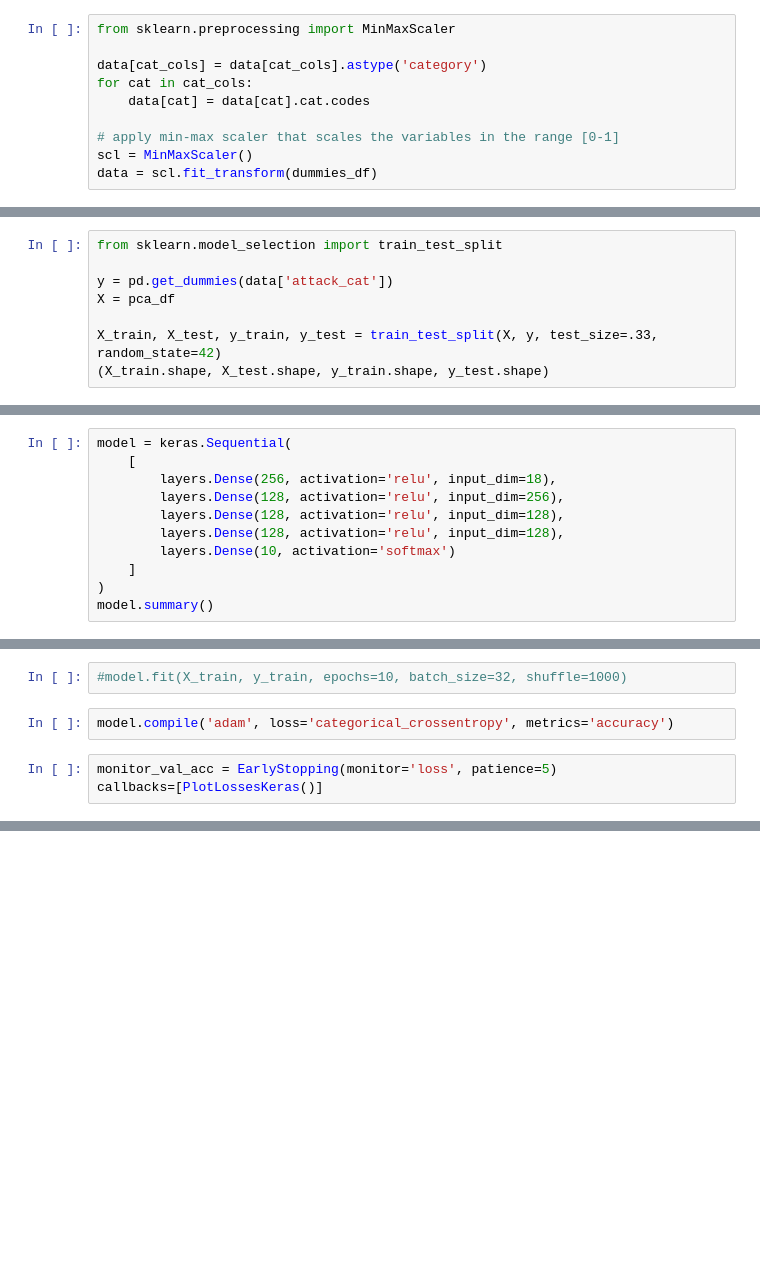
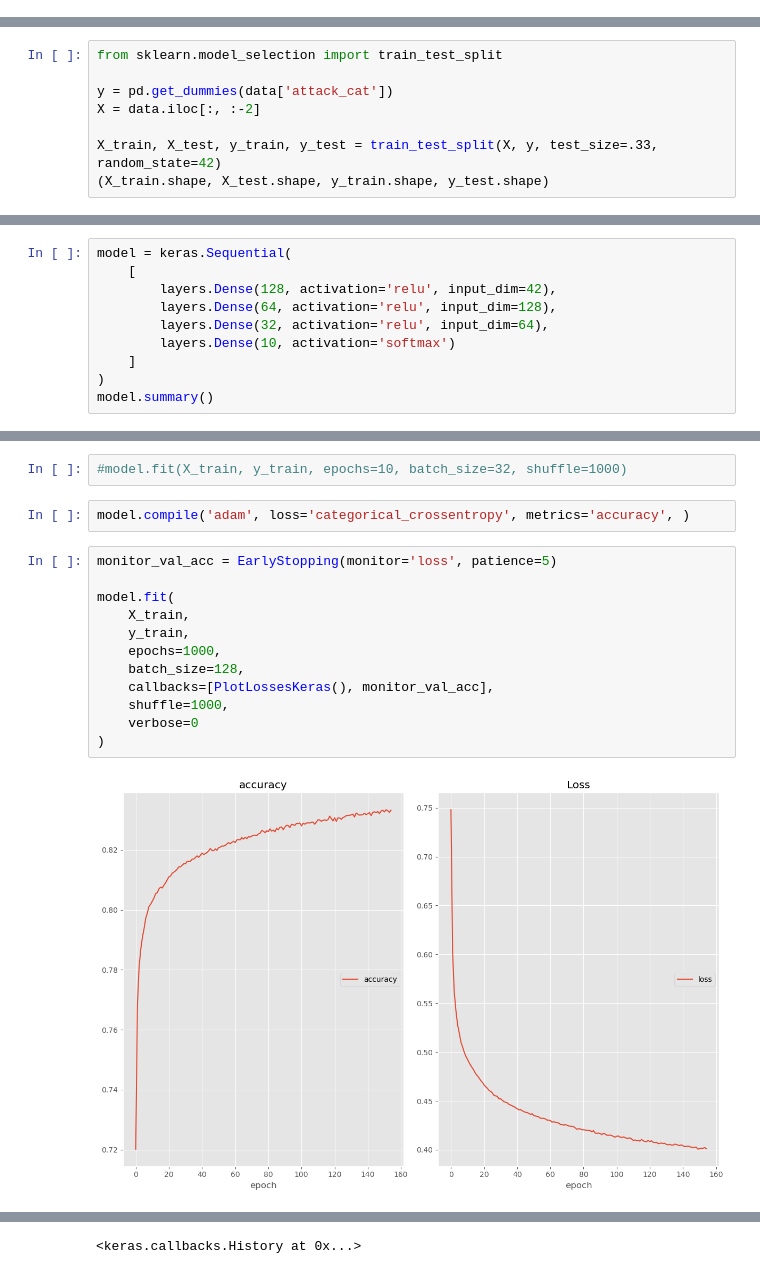
Before and after one commit to Janko-dev/ktai_ids, a Jupyter notebook: src/dnn_ids_k_means.ipynb, the cells around one changed output, grey strips where cells are left out. Cells and saved outputs as stored; diff of their text form; blank space fills up the shorter version.

```diff
--- a/src/dnn_ids_k_means.ipynb
+++ b/src/dnn_ids_k_means.ipynb
@@ -33,10 +44,0 @@ Categorical features: 5
-# %%
-from sklearn.preprocessing import MinMaxScaler
-
-data[cat_cols] = data[cat_cols].astype('category')
-for cat in cat_cols:
-    data[cat] = data[cat].cat.codes
-
-# apply min-max scaler that scales the variables in the range [0-1]
-scl = MinMaxScaler()
-data = scl.fit_transform(dummies_df)
@@ -87,7 +202,7 @@ pca_df
 from sklearn.model_selection import train_test_split
 
 y = pd.get_dummies(data['attack_cat'])
-X = pca_df
+X = data.iloc[:, :-2]
 
 X_train, X_test, y_train, y_test = train_test_split(X, y, test_size=.33, random_state=42)
 (X_train.shape, X_test.shape, y_train.shape, y_test.shape)
@@ -149,10 +261,9 @@ test_ds = tf.data.Dataset.from_tensor_slices((X_test, y_test)).batch(32)
 # %%
 model = keras.Sequential(
     [
-        layers.Dense(256, activation='relu', input_dim=18),
-        layers.Dense(128, activation='relu', input_dim=256),
-        layers.Dense(128, activation='relu', input_dim=128),
-        layers.Dense(128, activation='relu', input_dim=128),
+        layers.Dense(128, activation='relu', input_dim=42),
+        layers.Dense(64, activation='relu', input_dim=128),
+        layers.Dense(32, activation='relu', input_dim=64),
         layers.Dense(10, activation='softmax')
     ]
 )
@@ -180,7 +289,18 @@ _________________________________________________________________
 # %%
 #model.fit(X_train, y_train, epochs=10, batch_size=32, shuffle=1000)
 # %%
-model.compile('adam', loss='categorical_crossentropy', metrics='accuracy')
+model.compile('adam', loss='categorical_crossentropy', metrics='accuracy', )
 # %%
 monitor_val_acc = EarlyStopping(monitor='loss', patience=5)
-callbacks=[PlotLossesKeras()]
+
+model.fit(
+    X_train,
+    y_train,
+    epochs=1000,
+    batch_size=128,
+    callbacks=[PlotLossesKeras(), monitor_val_acc],
+    shuffle=1000,
+    verbose=0
+)
+# %% [output]
+[figure, added]
@@ -186,0 +311 @@ callbacks=[PlotLossesKeras()]
+<keras.callbacks.History at 0x...>
```
Also changed, not shown: parts of 20 cells of this notebook.
